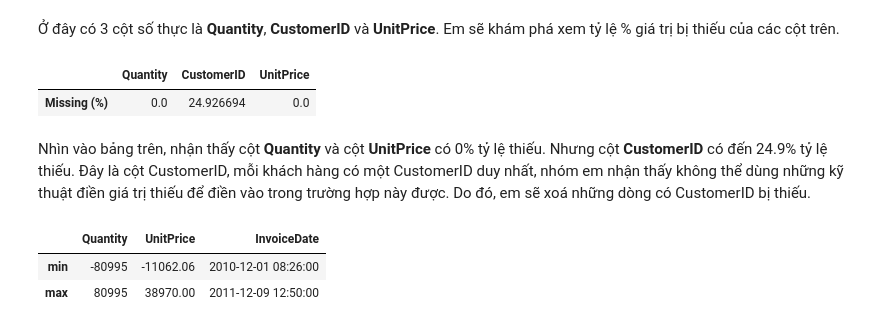
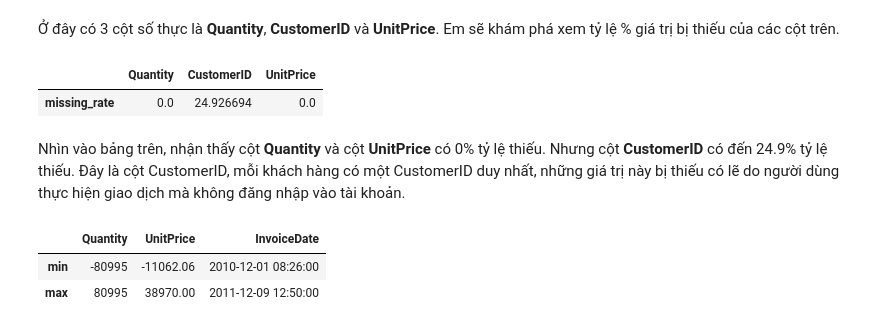
Before and after one commit to hudavn/G12-P4DS-Final, a Jupyter notebook: G12_FinalProject.ipynb, the cells around one changed output. Drawn from its saved outputs; the diff is of its cells as text; code cells hidden in the pictures.

```diff
--- a/G12_FinalProject.ipynb
+++ b/G12_FinalProject.ipynb
@@ -106,14 +106,16 @@ numeric_cols = ['Quantity', 'CustomerID', 'UnitPrice']
 # %% [markdown]
 Ở đây có 3 cột số thực là <b>Quantity</b>, <b>CustomerID</b> và <b>UnitPrice</b>. Em sẽ khám phá xem tỷ lệ % giá trị bị thiếu của các cột trên.
 # %%
-null_numeric = pd.DataFrame(pd.DataFrame(content[numeric_cols].isnull().sum()/content.shape[0]*100).T.
-                         rename(index={0:'Missing (%)'}))
+def missing_rate(df):
+    return (df.isna().sum() / len(df)) * 100
+
+null_numeric = content[numeric_cols] .agg([missing_rate])
 null_numeric
 # %% [output]
 |  | Quantity | CustomerID | UnitPrice |
-| Missing (%) | 0.0 | 24.926694 | 0.0 |
+| missing_rate | 0.0 | 24.926694 | 0.0 |
 # %% [markdown]
-Nhìn vào bảng trên, nhận thấy cột <b>Quantity</b> và cột <b>UnitPrice</b> có 0% tỷ lệ thiếu. Nhưng cột <b>CustomerID</b> có đến 24.9% tỷ lệ thiếu. Đây là cột CustomerID, mỗi khách hàng có một CustomerID duy nhất, nhóm em nhận thấy không thể dùng những kỹ thuật điền giá trị thiếu để điền vào trong trường hợp này được. Do đó, em sẽ xoá những dòng có CustomerID bị thiếu.
+Nhìn vào bảng trên, nhận thấy cột <b>Quantity</b> và cột <b>UnitPrice</b> có 0% tỷ lệ thiếu. Nhưng cột <b>CustomerID</b> có đến 24.9% tỷ lệ thiếu. Đây là cột CustomerID, mỗi khách hàng có một CustomerID duy nhất, những giá trị này bị thiếu có lẽ do người dùng thực hiện giao dịch mà không đăng nhập vào tài khoản.
 # %%
 content['InvoiceDate'] = pd.to_datetime(content['InvoiceDate'])
 min_Quantity = min(content['Quantity'])
```
Also changed, not shown: parts of 10 cells of this notebook.
